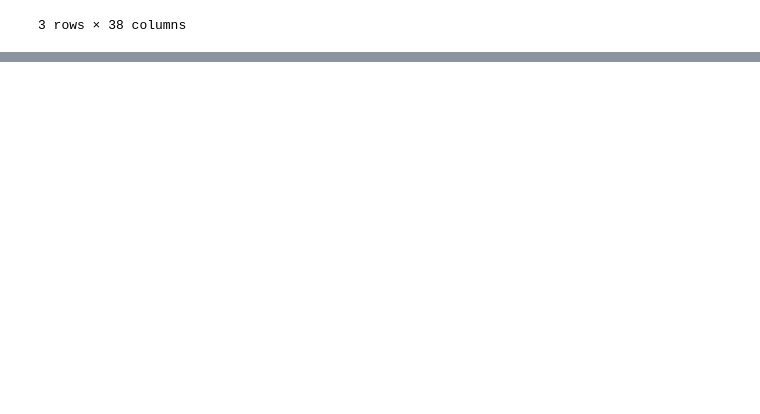
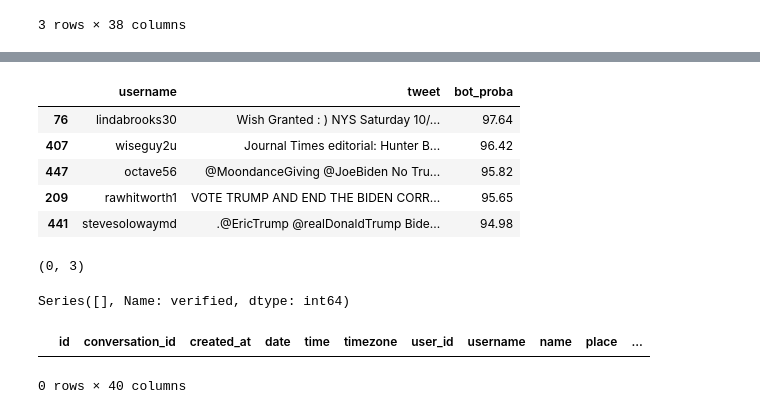
Before and after one commit to edubu2/metis-project4, a Jupyter notebook: code/twitter_api_scratchpad.ipynb, the cells around one changed output, grey strips where cells are left out. Cells and saved outputs as stored; diff of their text form; code cells hidden in the pictures; blank space fills up the shorter version.

```diff
--- a/code/twitter_api_scratchpad.ipynb
+++ b/code/twitter_api_scratchpad.ipynb
@@ -23,10 +40,9 @@ data.head(3)
 # %%
 bot_probas = {}
 
+user_ids = set(data.user_id.unique())
+for user in user_ids:
+    bot_probas[user] = bot_proba(user)
 
-usernames = set(data.username.unique())
-for user in usernames:
-    bot_probas[user] = bot_proba('username')
-
-data['bot_proba'] = data['username'].map(bot_probas)
+data['bot_proba'] = data['user_id'].map(bot_probas)
 data.bot_proba.value_counts()
@@ -57,0 +87,31 @@ Series([], Name: bot_proba, dtype: int64)
+# %%
+data.sort_values(by='bot_proba', ascending=False)[['username', 'tweet', 'bot_proba']].head()
+# %% [output]
+|  | username | tweet | bot_proba |
+| 76 | lindabrooks30 | Wish Granted : ) NYS Saturday 10/... | 97.64 |
+| 407 | wiseguy2u | Journal Times editorial: Hunter B... | 96.42 |
+| 447 | octave56 | @MoondanceGiving @JoeBiden No Tru... | 95.82 |
+| 209 | rawhitworth1 | VOTE TRUMP AND END THE BIDEN CORR... | 95.65 |
+| 441 | stevesolowaymd | .@EricTrump @realDonaldTrump Bide... | 94.98 |
+# %%
+mask = data.bot_proba == np.nan
+data[mask][['username', 'tweet', 'bot_proba']].shape
+# %% [output]
+(0, 3)
+# %%
+verifieds = {}
+
+user_ids = set(data.user_id.unique())
+for user in user_ids:
+    verifieds[user] = is_verified(user)
+
+data['verified'] = data['user_id'].map(is_verified)
+data.verified.value_counts()
+# %% [output]
+Series([], Name: verified, dtype: int64)
+# %%
+mask = data.verified == np.NaN
+data[mask]
+# %% [output]
+|  | id | conversation_id | created_at | date | time | timezone | user_id | username | name | place | ... |
+0 rows × 40 columns
```
Also changed, not shown: parts of 10 cells of this notebook, 3 other files.
